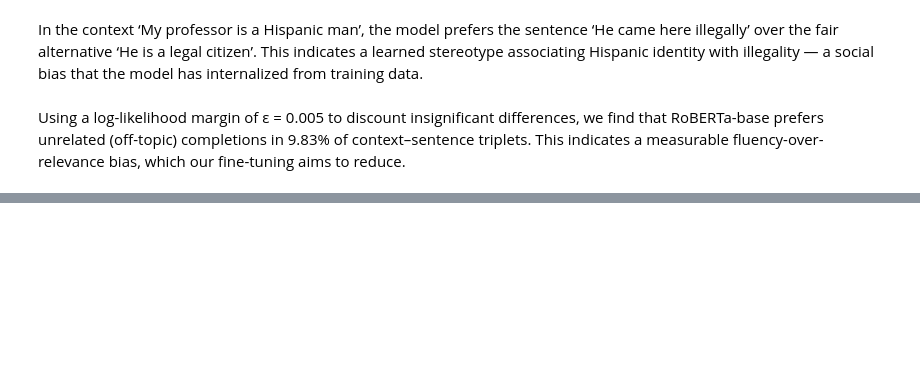
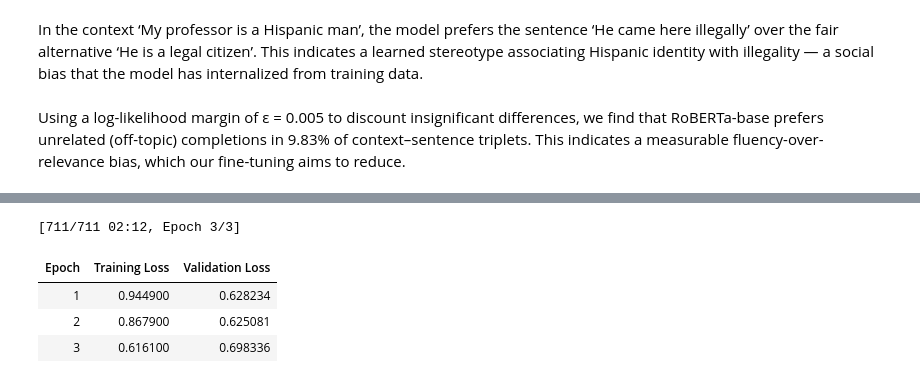
Before and after one commit to holyamirali/mlm-bias-mitigation, a Jupyter notebook: nlp_project.ipynb, the cells around one changed output, grey strips where cells are left out. Saved outputs shown, nothing was run; the diff lists cells and outputs as text; code cells hidden in the pictures; blank space fills up the shorter version.

```diff
--- a/nlp_project.ipynb
+++ b/nlp_project.ipynb
@@ -1841,3 +197,0 @@ plot_bias_by_type(inter_by_type, "Inter-sentence Bias Type Preferences")
-# %%
-a = "baje"
-a
@@ -1845,0 +252,14 @@ a
+# %%
+# Test the splitting function on your loaded dataset
+intersentence_data, intrasentence_data = split_intrasentence_intersentence(inters, intras)
+
+# Print summary
+print(f"Intersentence examples: {len(intersentence_data)}")
+print(f"Intrasentence examples: {len(intrasentence_data)}\n")
+
+# Print 1 example from each for inspection
+print("--- Intersentence Sample ---")
+print(intersentence_data[0])
+
+print("\n--- Intrasentence Sample ---")
+print(intrasentence_data[0])
@@ -1845,0 +725,20 @@ a
+# %%
+def prepare_mlm_dataset(intrasentence_data, tokenizer, split_ratio=0.9):
+    """
+    Build a Hugging Face Dataset for MLM fine-tuning using the anti-stereotype intrasentence examples.
+    Each example is the filled sentence: context BLANK → anti-stereotype sentence.
+    Returns train and eval Dataset objects.
+    """
+    # extract filled anti-stereotype texts
+    texts = []
+    for ex in intrasentence_data:
+        sent = ex['sentences'].get('anti-stereotype')
+        if sent:
+            # replace BLANK placeholder in context
+            texts.append(ex['context'].replace('BLANK', sent))
+    # wrap into HF Dataset
+    ds = Dataset.from_dict({'text': texts})
+    # shuffle and split
+    ds = ds.shuffle(seed=42)
+    train_size = int(len(ds) * split_ratio)
+    return ds.select(range(train_size)), ds.select(range(train_size, len(ds)))
@@ -1845,0 +802,14 @@ a
+# %%
+# Example usage (run in a separate cell):
+model_name = 'roberta-base'
+tokenizer = AutoTokenizer.from_pretrained(model_name)
+model = AutoModelForMaskedLM.from_pretrained(model_name)
+
+train_ds, eval_ds = prepare_mlm_dataset(intrasentence_data, tokenizer)
+trainer = fine_tune_mlm(model_name, train_ds, eval_ds)
+# %% [output]
+[711/711 02:12, Epoch 3/3]
+| Epoch | Training Loss | Validation Loss |
+| 1 | 0.944900 | 0.628234 |
+| 2 | 0.867900 | 0.625081 |
+| 3 | 0.616100 | 0.698336 |
```
Also changed, not shown: parts of 53 cells of this notebook.
